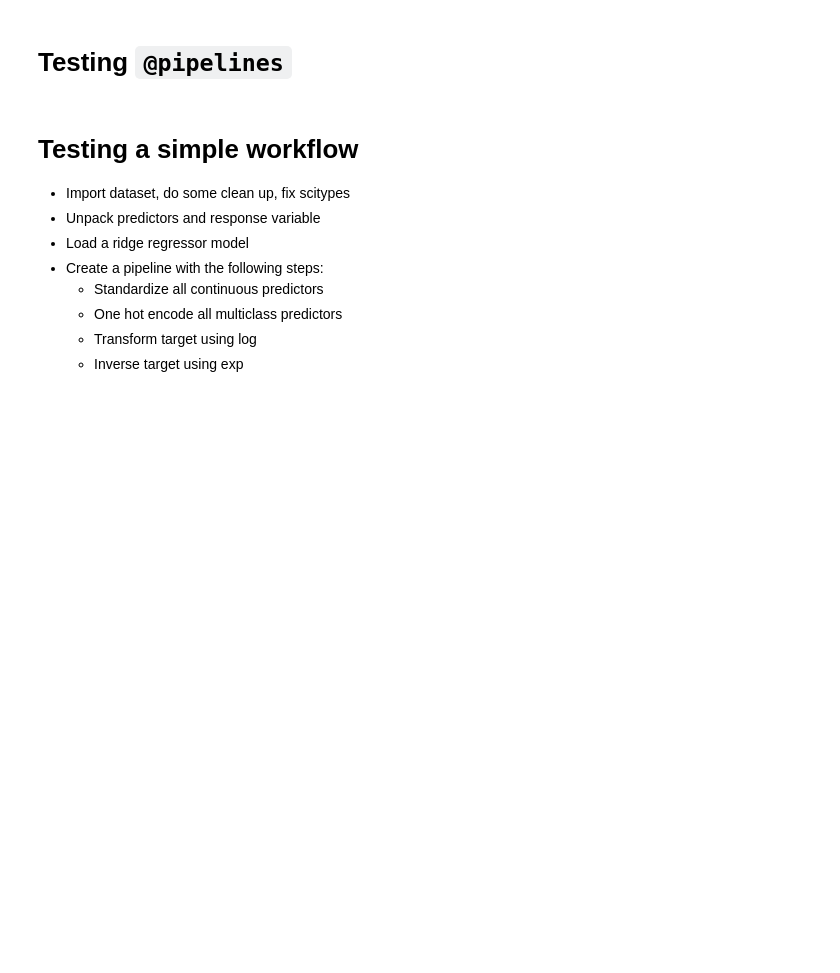
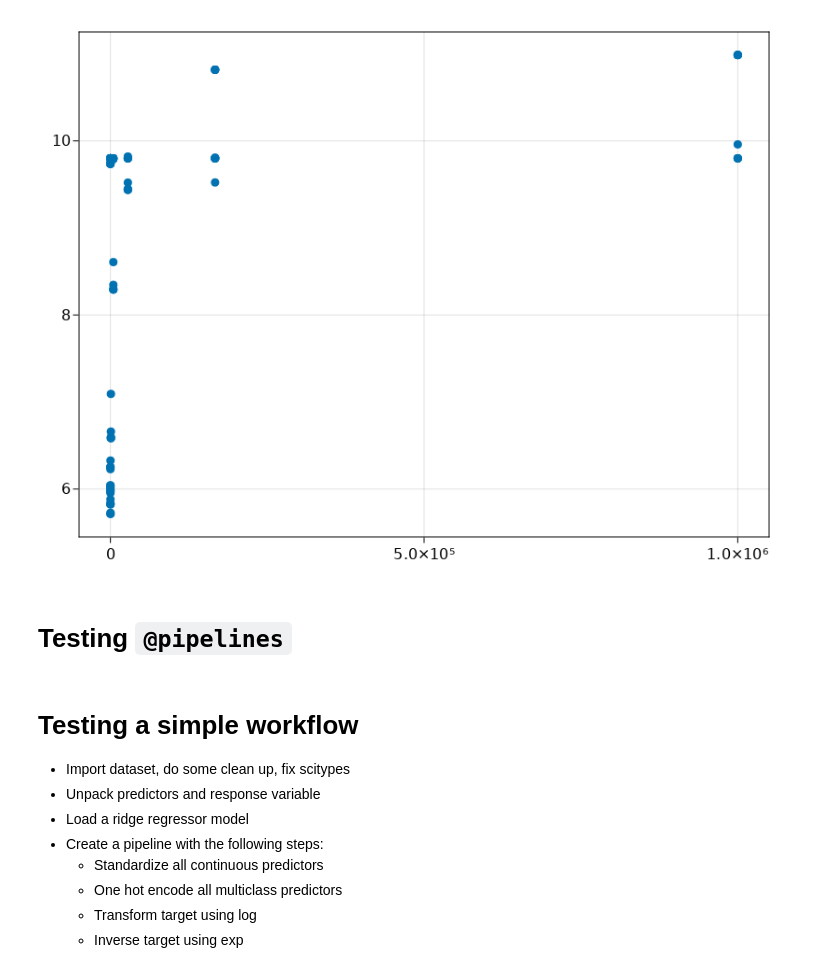
Before and after one commit to julionovoa/jl-sandbox, a Jupyter notebook: code/_random_mlj_stuff.ipynb, the cells around one changed output. Saved outputs shown, nothing was run; the diff lists cells and outputs as text; code cells hidden in the pictures; blank space fills up the shorter version.

Commit message:
test measurements vs lambda

```diff
--- a/code/_random_mlj_stuff.ipynb
+++ b/code/_random_mlj_stuff.ipynb
@@ -7,3 +27,3 @@ y = Vector(y);
 # %%
-rr_model = @load RidgeRegressor pkg=MLJLinearModels
-rr_pipe = @pipeline Standardizer rr_model
+model = @load ElasticNetRegressor pkg=MLJLinearModels
+pipe = @pipeline Standardizer model
@@ -15,11 +46,9 @@ rf_pipe = @pipeline Standardizer rf_model
 # %%
-r = [
-    range(rf_pipe, :(random_forest_regressor.max_depth), lower=1, upper=5),
-    range(rf_pipe, :(random_forest_regressor.n_trees), lower=10, upper=50)
-    ]
-
-tuned2 = TunedModel(model=rf_pipe,
-                    range=r,
-                    measure=rms);
-m = machine(tuned2, X, y) |> fit!
-fitted_params(m).best_model
+r = [range(pipe, :(elastic_net_regressor.lambda), lower=0.1, upper=1000000, scale=:log),
+     range(pipe, :(elastic_net_regressor.gamma), lower=0.1, upper=10000000, scale=:log)]
+tuned_model = TunedModel(model=pipe,
+                         range=r,
+                         resampling=CV(nfolds=5),
+                         tuning=Grid(),
+                         measure=rms)
+m = machine(tuned_model, X, y) |> fit!
@@ -34,2 +72,0 @@ m = machine(tuned_model, X, y) |> fit!
-# %%
-fitted_params(m)
@@ -43,3 +124,7 @@ r.best_report
+# %%
+scatter(Float64.(m.report.plotting.parameter_values[:, 1]), m.report.plotting.measurements)
+# %% [output]
+[figure, added]
 # %% [markdown]
 # Testing `@pipelines`
 # %%
```
Also changed, not shown: parts of 16 cells of this notebook.
